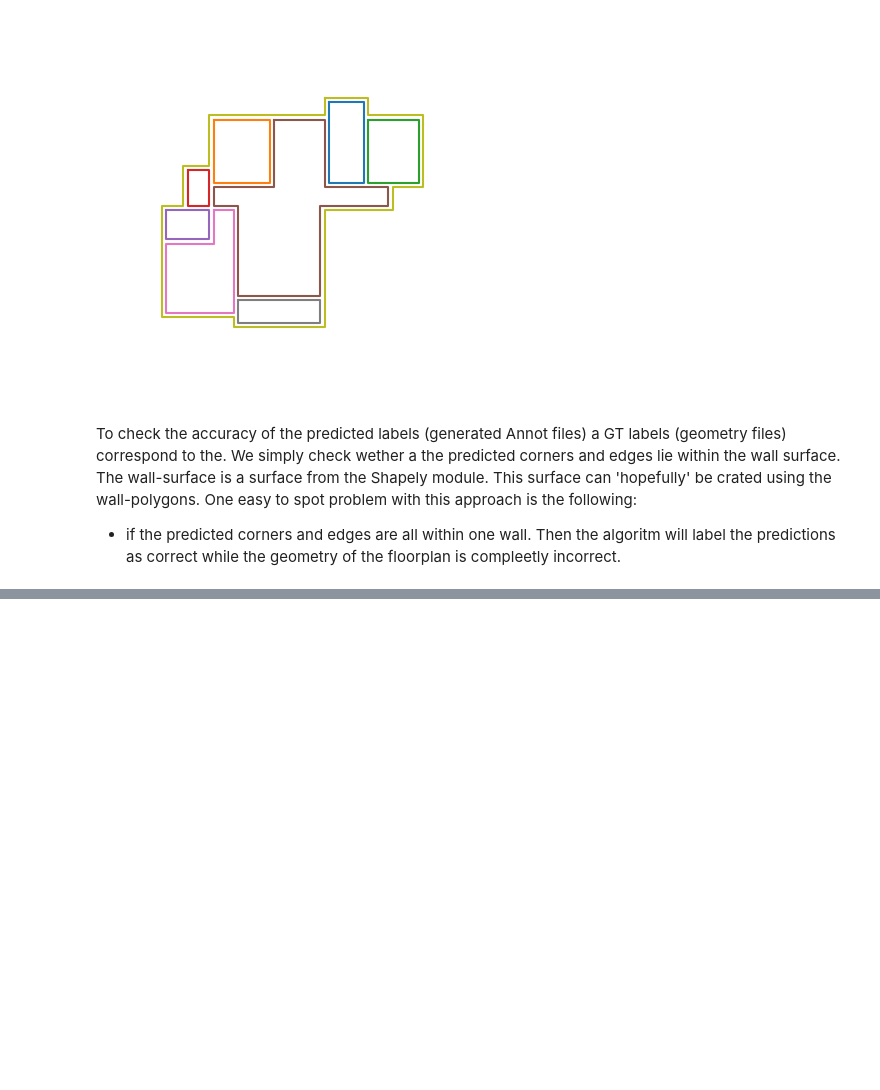
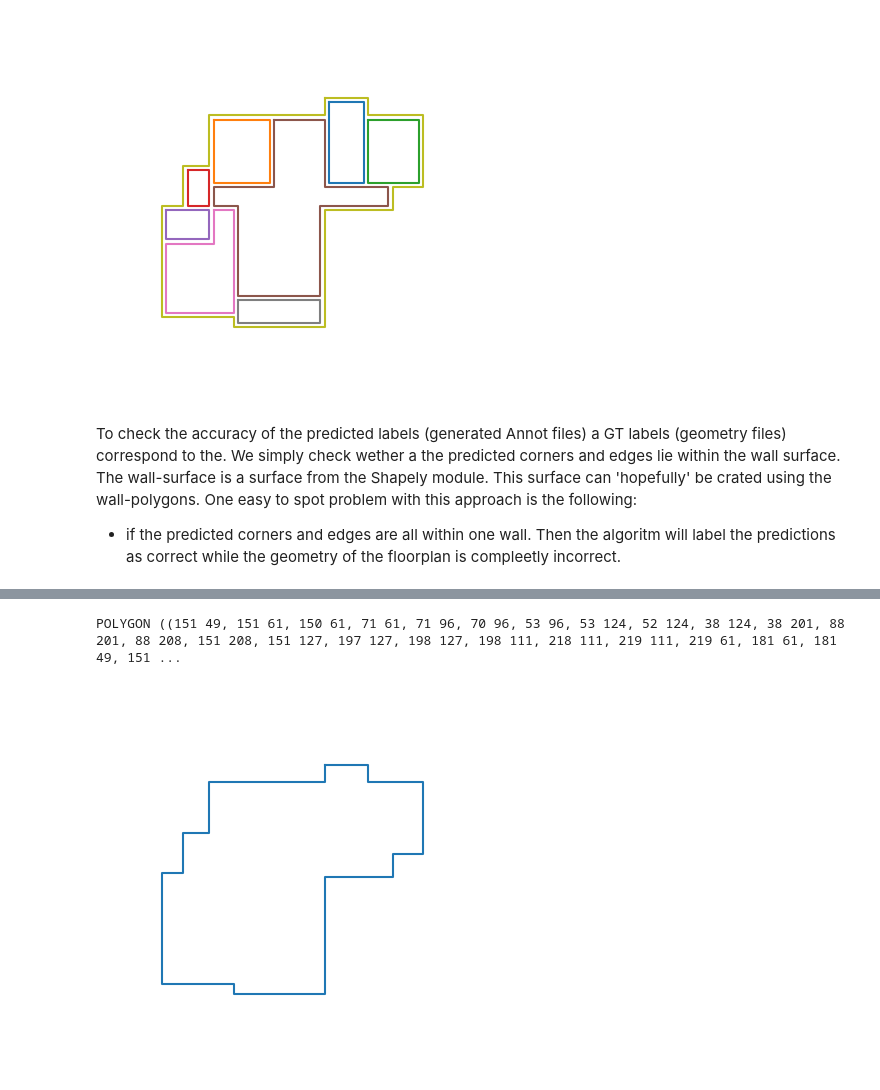
Before and after one commit to woutervanbeek/HEAT_Reproduction, a Jupyter notebook: Create_annot_files.ipynb, the cells around one changed output, grey strips where cells are left out. Saved outputs shown, nothing was run; the diff lists cells and outputs as text; code cells hidden in the pictures; blank space fills up the shorter version.

```diff
--- a/Create_annot_files.ipynb
+++ b/Create_annot_files.ipynb
@@ -132,0 +134,9 @@ for key in wall_polygons.keys():
+# %%
+wall_surface = Polygon(shell=wall_polygons[8],holes=wall_polygons[0])
+fig, ax = plt.subplots()
+ax.imshow(np.zeros((256, 256)), alpha=0)
+ax.axis('off')
+plot_polygon(ax,wall_surface)
+# %% [output]
+POLYGON ((151 49, 151 61, 150 61, 71 61, 71 96, 70 96, 53 96, 53 124, 52 124, 38 124, 38 201, 88 201, 88 208, 151 208, 151 127, 197 127, 198 127, 198 111, 218 111, 219 111, 219 61, 181 61, 181 49, 151 ...
+[figure, added]
```
Also changed, not shown: parts of 1 cell of this notebook.
